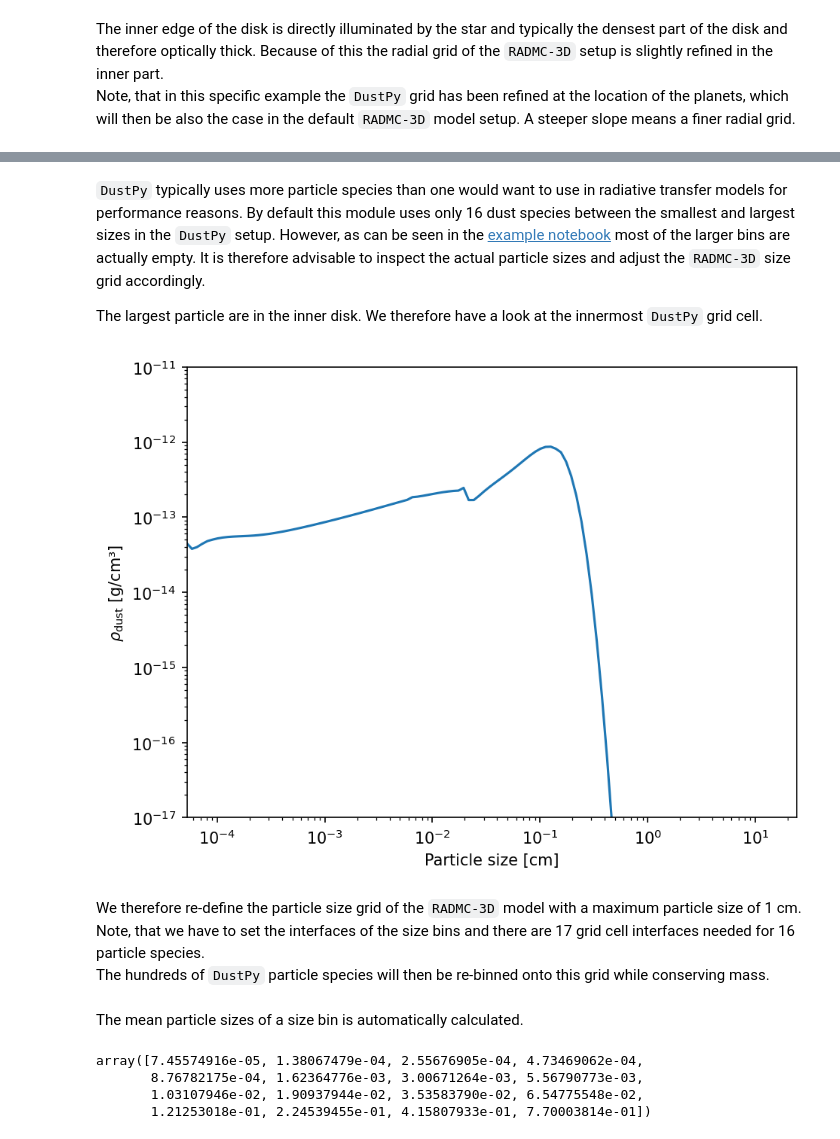
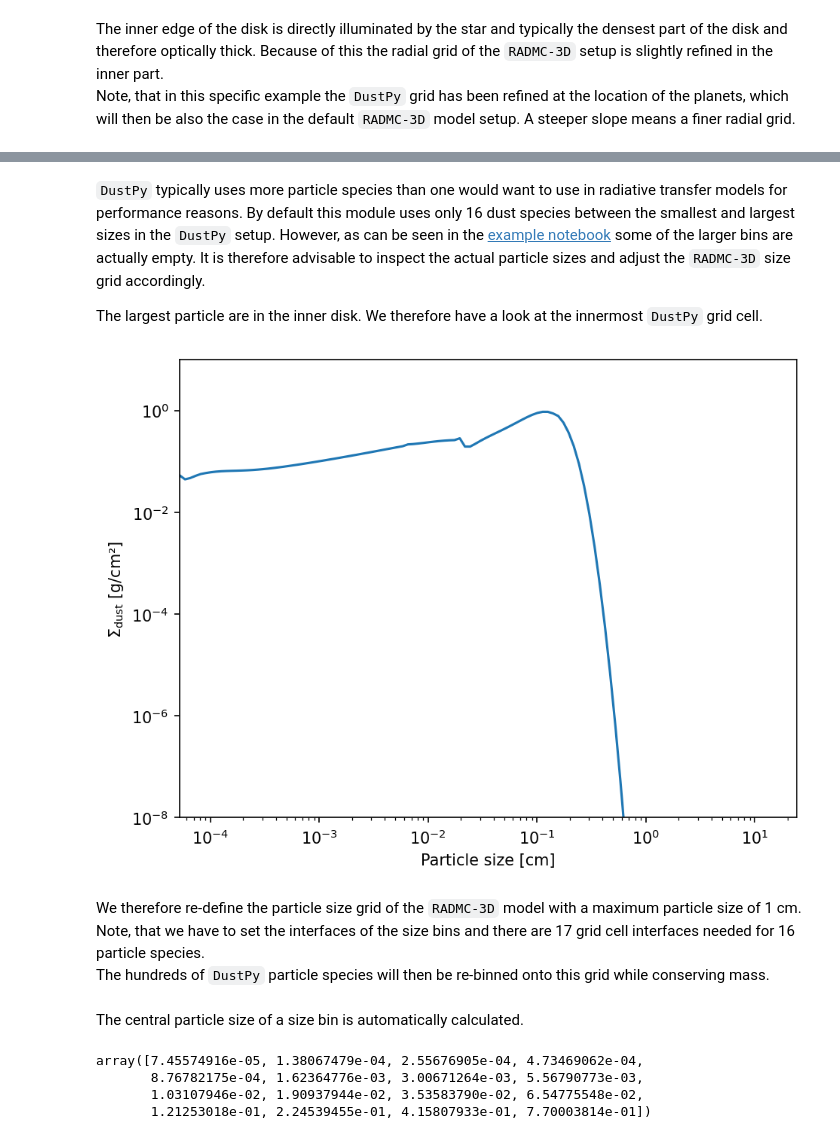
Before and after one commit to stammler/dustpylib, a Jupyter notebook: examples/radtrans/radmc3d.ipynb, the cells around one changed output, grey strips where cells are left out. Drawn from its saved outputs; the diff is of its cells as text; code cells hidden in the pictures.

Commit message:
Updating unit tests and documentation for radmc3d module modifications

```diff
--- a/examples/radtrans/radmc3d.ipynb
+++ b/examples/radtrans/radmc3d.ipynb
@@ -66,24 +66,24 @@ fig.tight_layout()
 # %% [markdown]
-`DustPy` typically uses more particle species than one would want to use in radiative transfer models for performance reasons. By default this module uses only 16 dust species between the smallest and largest sizes in the `DustPy` setup. However, as can be seen in the [example notebook](https://stammler.github.io/dustpy/example_planetary_gaps.html) most of the larger bins are actually empty. It is therefore advisable to inspect the actual particle sizes and adjust the `RADMC-3D` size grid accordingly.
+`DustPy` typically uses more particle species than one would want to use in radiative transfer models for performance reasons. By default this module uses only 16 dust species between the smallest and largest sizes in the `DustPy` setup. However, as can be seen in the [example notebook](https://stammler.github.io/dustpy/example_planetary_gaps.html) some of the larger bins are actually empty. It is therefore advisable to inspect the actual particle sizes and adjust the `RADMC-3D` size grid accordingly.
 
 The largest particle are in the inner disk. We therefore have a look at the innermost `DustPy` grid cell.
 # %%
 fig, ax = plt.subplots()
-ax.loglog(rt.a_dust_[0, :], rt.rho_dust_[0, :])
+ax.loglog(rt.a_dust_[0, :], rt.Sigma_dust_[0, :])
 ax.set_xlabel("Particle size [cm]")
-ax.set_ylabel(r"$\rho_\mathrm{dust}$ [g/cm³]")
+ax.set_ylabel(r"$\Sigma_\mathrm{dust}$ [g/cm²]")
 ax.set_xlim(rt.a_dust_.min(), rt.a_dust_.max())
-ax.set_ylim(1.e-17, 1.e-11)
+ax.set_ylim(1.e-8, 1.e1)
 fig.tight_layout()
 # %% [output]
-[figure, old version]
+[figure, new version]
 # %% [markdown]
 We therefore re-define the particle size grid of the `RADMC-3D` model with a maximum particle size of 1 cm. Note, that we have to set the interfaces of the size bins and there are 17 grid cell interfaces needed for 16 particle species.
 The hundreds of `DustPy` particle species will then be re-binned onto this grid while conserving mass.
 # %%
 rt.ai_grid = np.geomspace(rt.a_dust_.min(), 1., 17)
 # %% [markdown]
-The mean particle sizes of a size bin is automatically calculated.
+The central particle size of a size bin is automatically calculated.
 # %%
 rt.ac_grid
 # %% [output]
```
Also changed, not shown: parts of 16 cells of this notebook, 8 other files.
